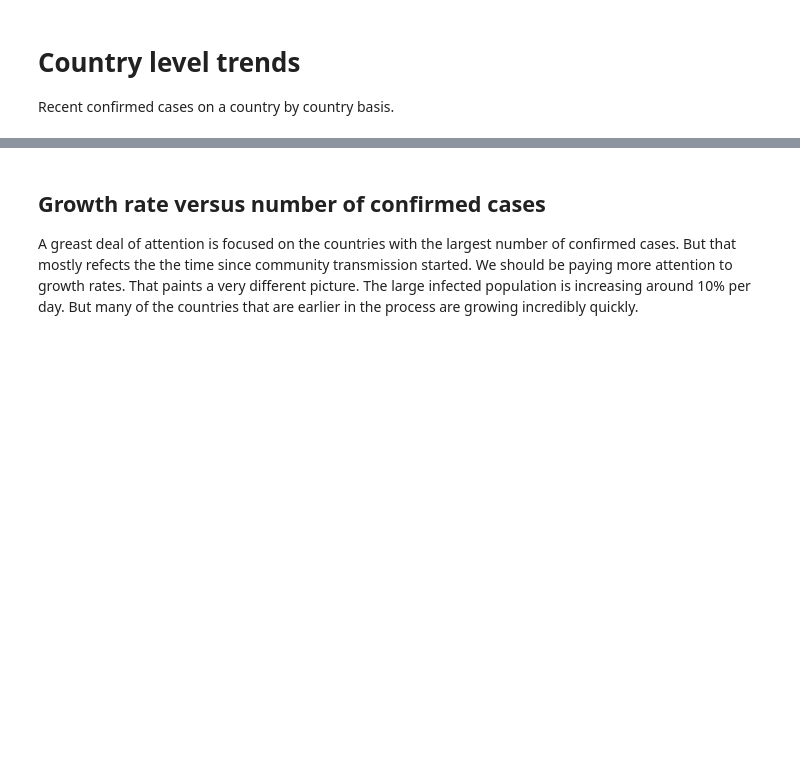
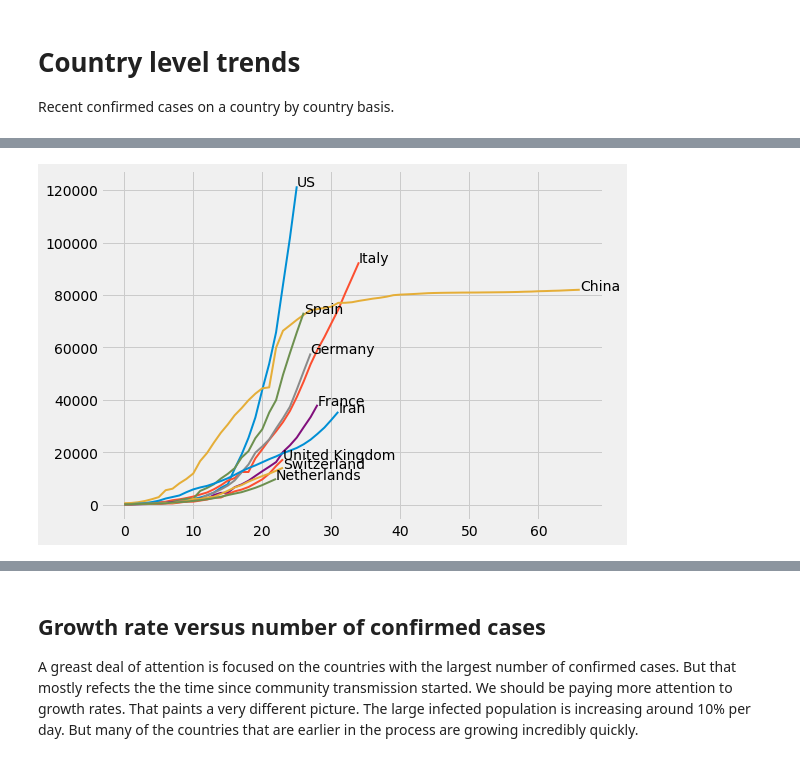
Before and after one commit to deculler/covid19, a Jupyter notebook: Covid19-Worldwide.ipynb, the cells around one changed output, grey strips where cells are left out. Cells and saved outputs as stored; diff of their text form; code cells hidden in the pictures; blank space fills up the shorter version.

Commit message:
Update text

```diff
--- a/Covid19-Worldwide.ipynb
+++ b/Covid19-Worldwide.ipynb
@@ -291,3 +291,17 @@ Recent confirmed cases on a country by country basis.
+# %%
+def cases_since(cases, threshold=100, width=6, height=6):
+    _, axis = plots.subplots(figsize=(width, height))
+    for region in cases.categories :
+        ctbl = cases.extract(region)
+        since = ctbl.where(ctbl[region] >= threshold)
+        ndays = since.num_rows
+        vals = since[region]
+        axis.plot(vals)
+        axis.text(ndays-1, vals[-1], region)
+# %%
+cases_since(countries_by_day.top(10), width=8)
+# %% [output]
+[figure, added]
 # %%
 countries_by_day.top(15).take[-10:]
 # %% [output]
```
Also changed, not shown: parts of 37 cells of this notebook, 1 other file.
